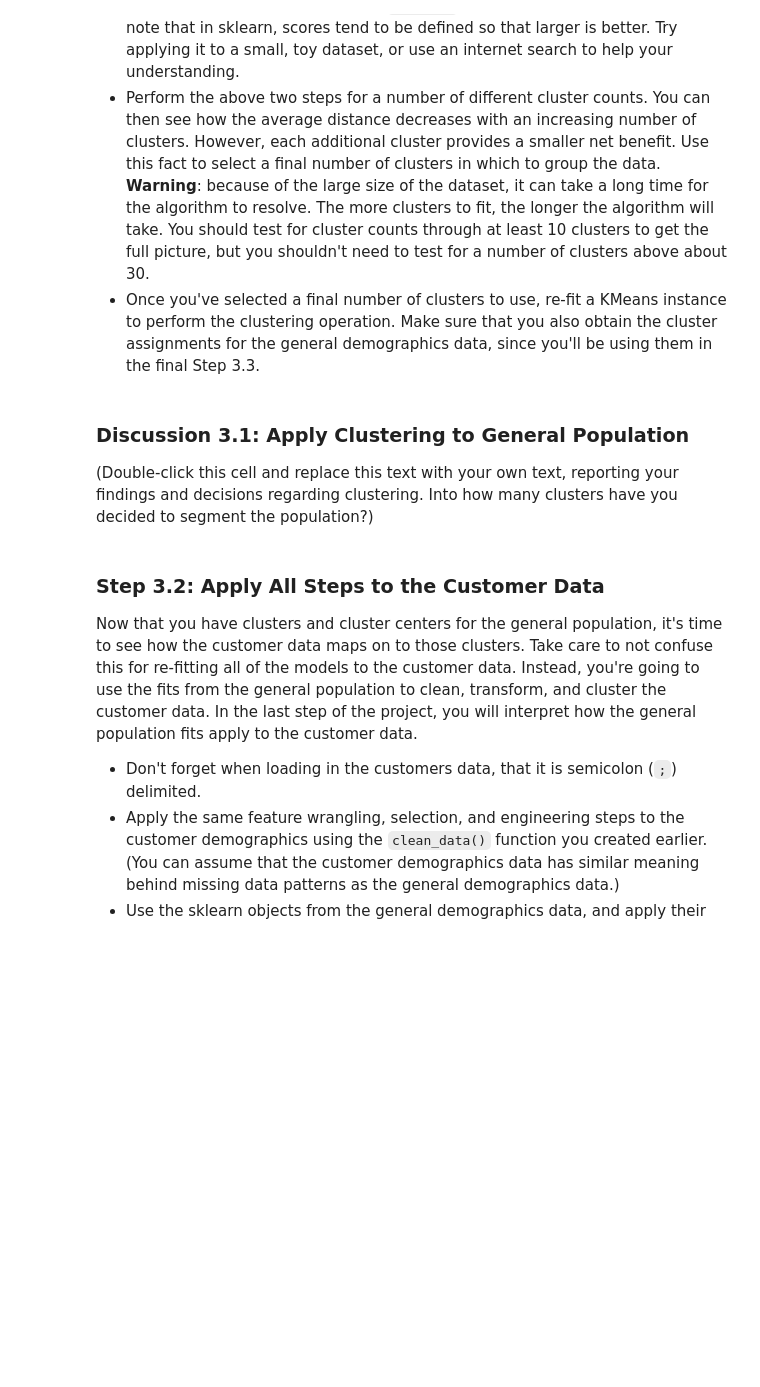
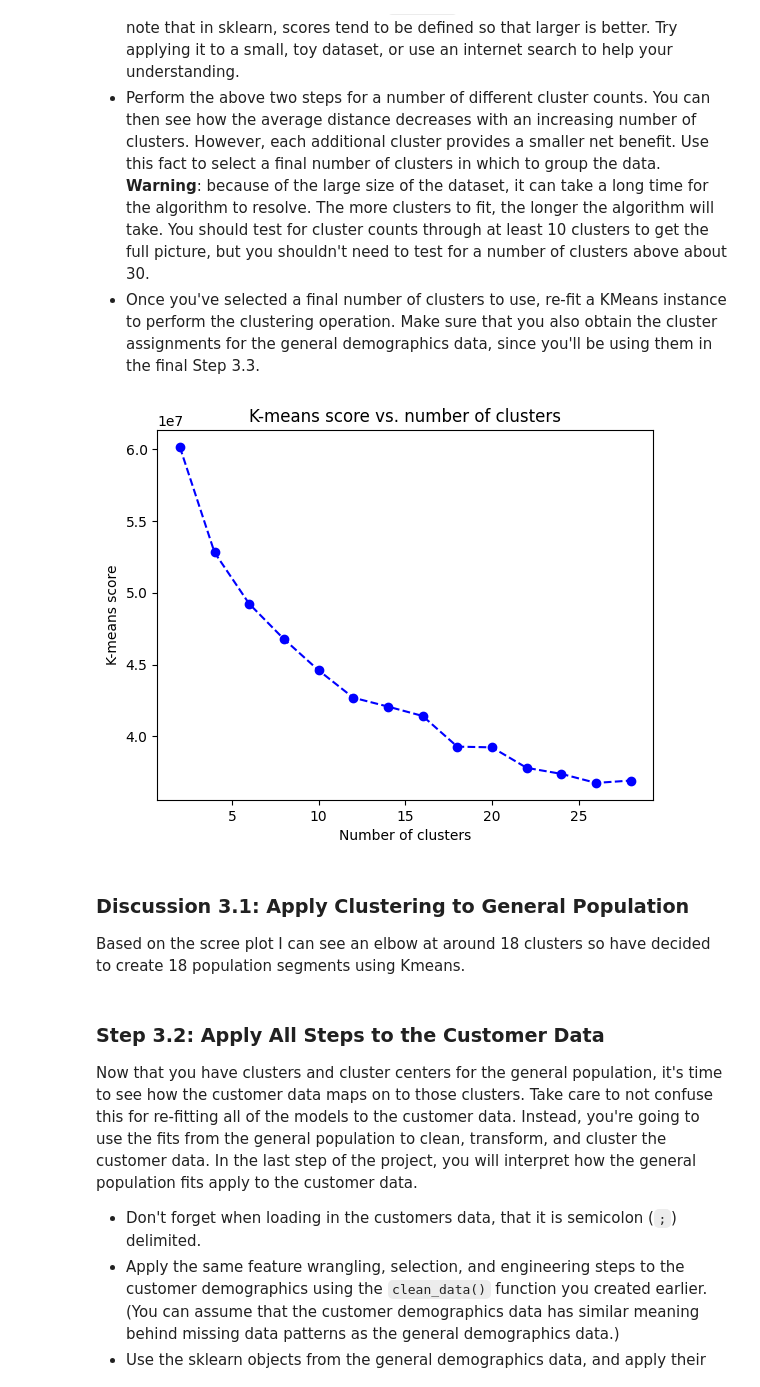
Before and after one commit to diggooddodg/Identify-customer-segments, a Jupyter notebook: Identify_Customer_Segments.ipynb, the cells around one changed output. Cells and saved outputs as stored; diff of their text form; code cells hidden in the pictures; blank space fills up the shorter version.

```diff
--- a/Identify_Customer_Segments.ipynb
+++ b/Identify_Customer_Segments.ipynb
@@ -1383,6 +1576,28 @@ You've assessed and cleaned the demographics data, then scaled and transformed t
+# %%
+from sklearn.cluster import KMeans
+def calc_kmeans_score(data, k):
+    #instantiate kmeans object
+    kmeans = KMeans(n_clusters=k)
+    # Then fit the model
+    model = kmeans.fit(data)
+    # Obtain a score related to the model fit
+    score = np.abs(model.score(data))
+    return score
+
+scores = []
+cluster_counts = list(range(2,30,2))
+
+for k in cluster_counts:
+    scores.append(calc_kmeans_score(gen_demo_pca_data, k))
 # %%
 # Investigate the change in within-cluster distance across number of clusters.
 # HINT: Use matplotlib's plot function to visualize this relationship.
+plt.plot(cluster_counts, scores, linestyle='--', marker='o', color='b');
+plt.xlabel('Number of clusters');
+plt.ylabel('K-means score');
+plt.title('K-means score vs. number of clusters');
+# %% [output]
+[figure, added]
 # %%
 # Re-fit the k-means model with the selected number of clusters and obtain
 # cluster predictions for the general population demographics data.
@@ -1389,7 +1607,7 @@ You've assessed and cleaned the demographics data, then scaled and transformed t
-# %% [markdown]
-### Discussion 3.1: Apply Clustering to General Population
-
-(Double-click this cell and replace this text with your own text, reporting your findings and decisions regarding clustering. Into how many clusters have you decided to segment the population?)
+# %% [markdown]
+### Discussion 3.1: Apply Clustering to General Population
+
+Based on the scree plot I can see an elbow at around 18 clusters so have decided to create 18 population segments using Kmeans.
 # %% [markdown]
 ### Step 3.2: Apply All Steps to the Customer Data
 
```
Also changed, not shown: parts of 25 cells of this notebook.
